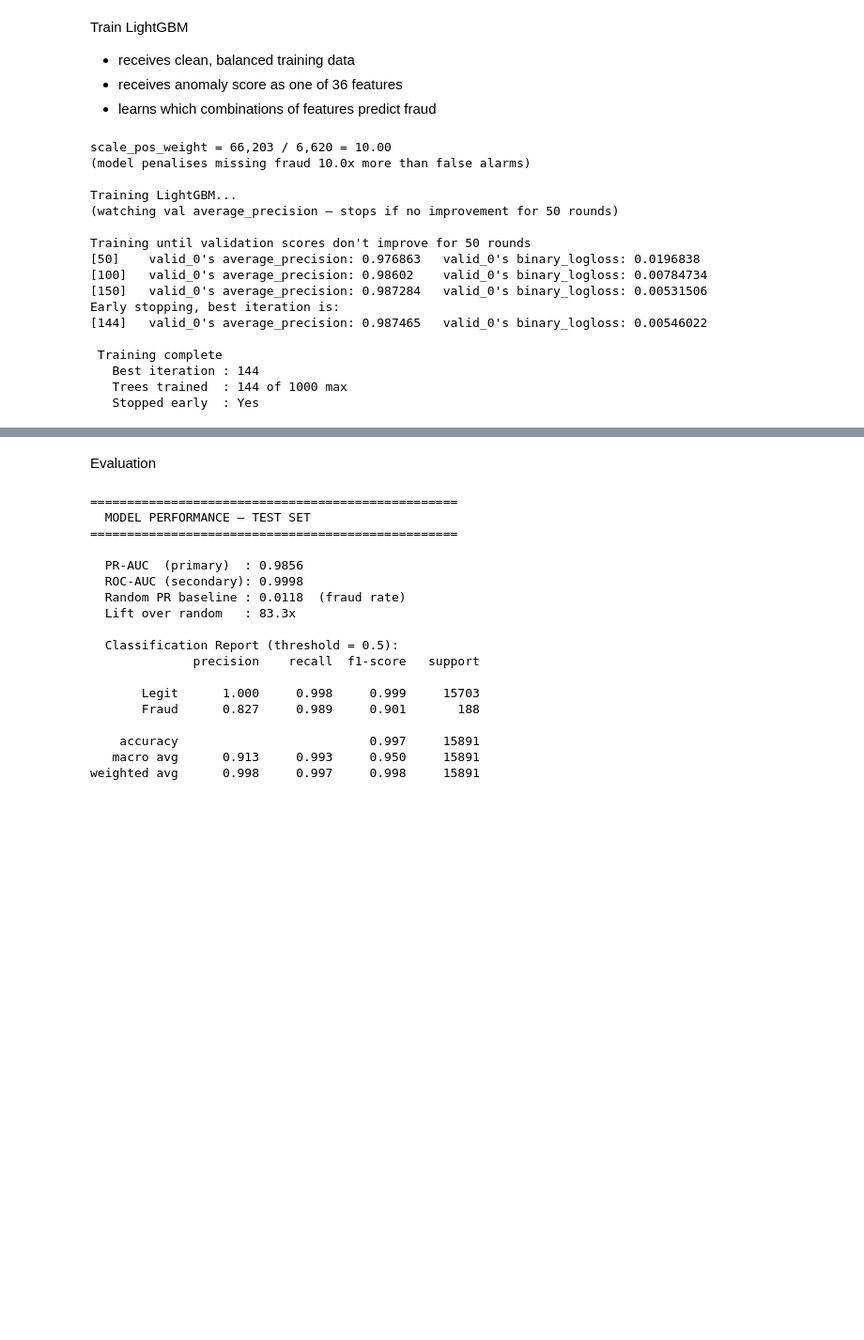
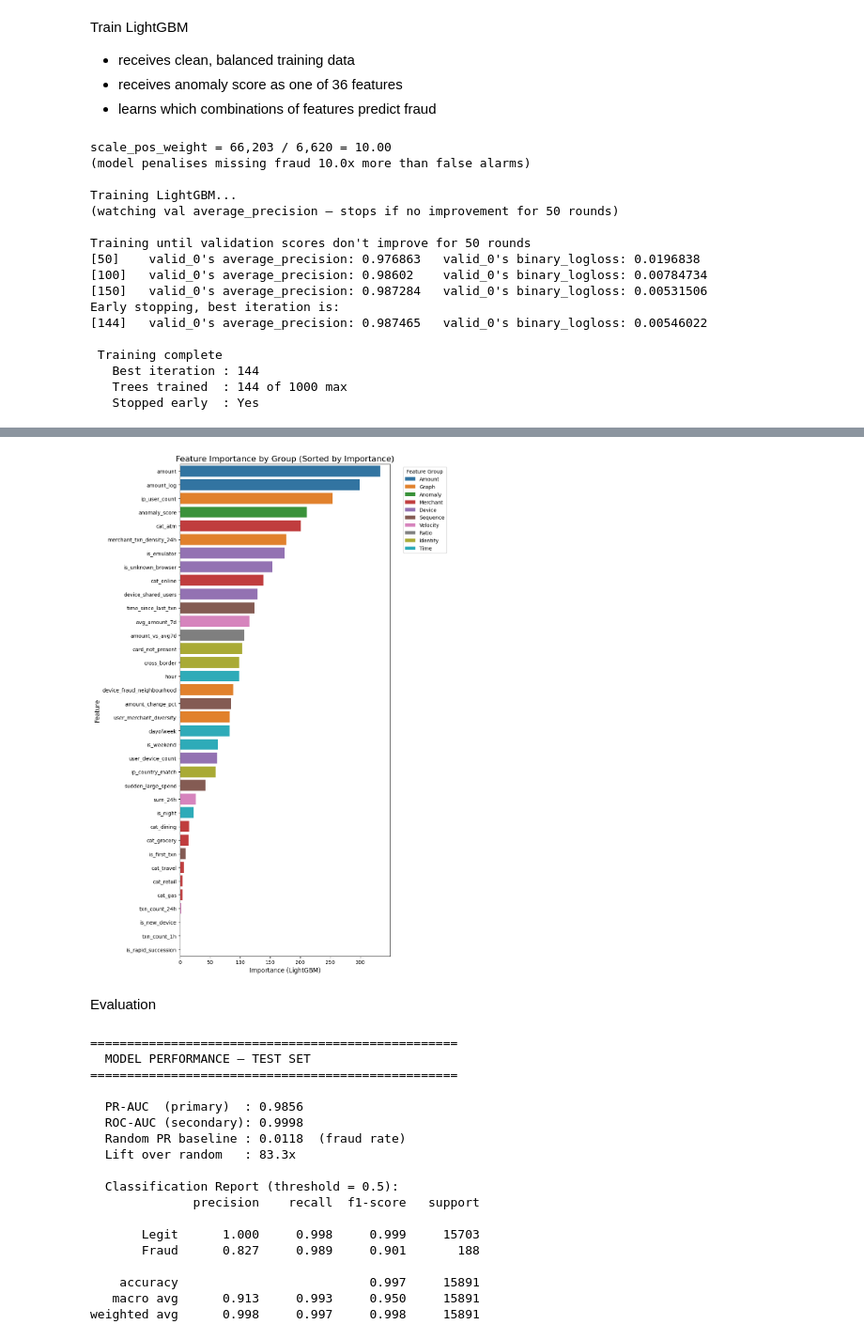
Before and after one commit to entia-lighthaus/fraud-detection-app, a Jupyter notebook: fraud_detection_model.ipynb, the cells around one changed output, grey strips where cells are left out. Shown at 94% size. Cells and saved outputs as stored; diff of their text form; code cells hidden in the pictures; blank space fills up the shorter version.

Commit message:
modified fraud detection notebook on google colab to sort features by importance through visualization

```diff
--- a/fraud_detection_model.ipynb
+++ b/fraud_detection_model.ipynb
@@ -1232,3 +1249,71 @@ Early stopping, best iteration is:
+# %%
+import matplotlib.pyplot as plt
+import seaborn as sns
+import pandas as pd
+import numpy as np
+
+# Define the hardcoded feature groups
+fixed_feature_groups = {
+    "Amount":       ["amount","amount_log"],
+    "Time":         ["hour","dayofweek","is_weekend","is_night"],
+    "Identity":     ["cross_border","ip_country_match","card_not_present"],
+    "Device":       ["is_emulator","is_unknown_browser","is_new_device",
+                      "device_shared_users","user_device_count"],
+    "Velocity":     ["txn_count_1h","txn_count_24h","sum_24h","avg_amount_7d"],
+    "Sequence":     ["time_since_last_txn","amount_change_pct",
+                      "is_rapid_succession","is_first_txn","sudden_large_spend"],
+    "Graph":        ["ip_user_count","merchant_txn_density_24h",
+                      "user_merchant_diversity","device_fraud_neighbourhood"],
+    "Ratio":        ["amount_vs_avg7d"],
+}
+
+feature_to_group = {}
+
+# Populate feature_to_group from fixed definitions
+for group_name, cols in fixed_feature_groups.items():
+    for col in cols:
+        feature_to_group[col] = group_name
+
+# Add dynamic 'Merchant' (cat_) features and 'anomaly_score' by iterating through model.feature_name_
+# This assumes 'model' is defined and its feature_name_ attribute is available.
+if 'model' in locals() and hasattr(model, 'feature_name_'):
+    for feature_name in model.feature_name_:
+        if feature_name.startswith('cat_'):
+            feature_to_group[feature_name] = 'Merchant'
+    # Add the anomaly_score to its own group
+    feature_to_group['anomaly_score'] = 'Anomaly'
+else:
+    print("Warning: 'model' or 'model.feature_name_' not found. Cannot group all features.")
+    # Fallback for grouping if model is not yet available for some reason
+    # This part should ideally not be hit if the notebook is run sequentially
+
+# Get feature importances from the trained LightGBM model
+importance_df = pd.DataFrame({
+    'Feature': model.feature_name_,
+    'Importance': model.feature_importances_,
+    'Group': [feature_to_group.get(f, 'Other') for f in model.feature_name_] # Use .get with 'Other' fallback
+})
+
+# Sort by importance in descending order
+importance_df = importance_df.sort_values('Importance', ascending=False).reset_index(drop=True)
+
+# Create a color palette for the groups
+unique_groups = importance_df['Group'].unique()
+num_groups = len(unique_groups)
+palette = sns.color_palette('tab10', num_groups)
+group_colors = {group: palette[i] for i, group in enumerate(unique_groups)}
+
+plt.figure(figsize=(10, max(8, len(importance_df) * 0.4)))
+sns.barplot(x='Importance', y='Feature', hue='Group', data=importance_df, palette=group_colors, dodge=False)
+
+plt.title('Feature Importance by Group (Sorted by Importance)', fontsize=16)
+plt.xlabel('Importance (LightGBM)', fontsize=12)
+plt.ylabel('Feature', fontsize=12)
+plt.legend(title='Feature Group', bbox_to_anchor=(1.05, 1), loc='upper left')
+plt.tight_layout()
+plt.show()
+# %% [output]
+[figure, added]
 # %% [markdown]
 Evaluation
 # %%
```
Also changed, not shown: parts of 11 cells of this notebook.
